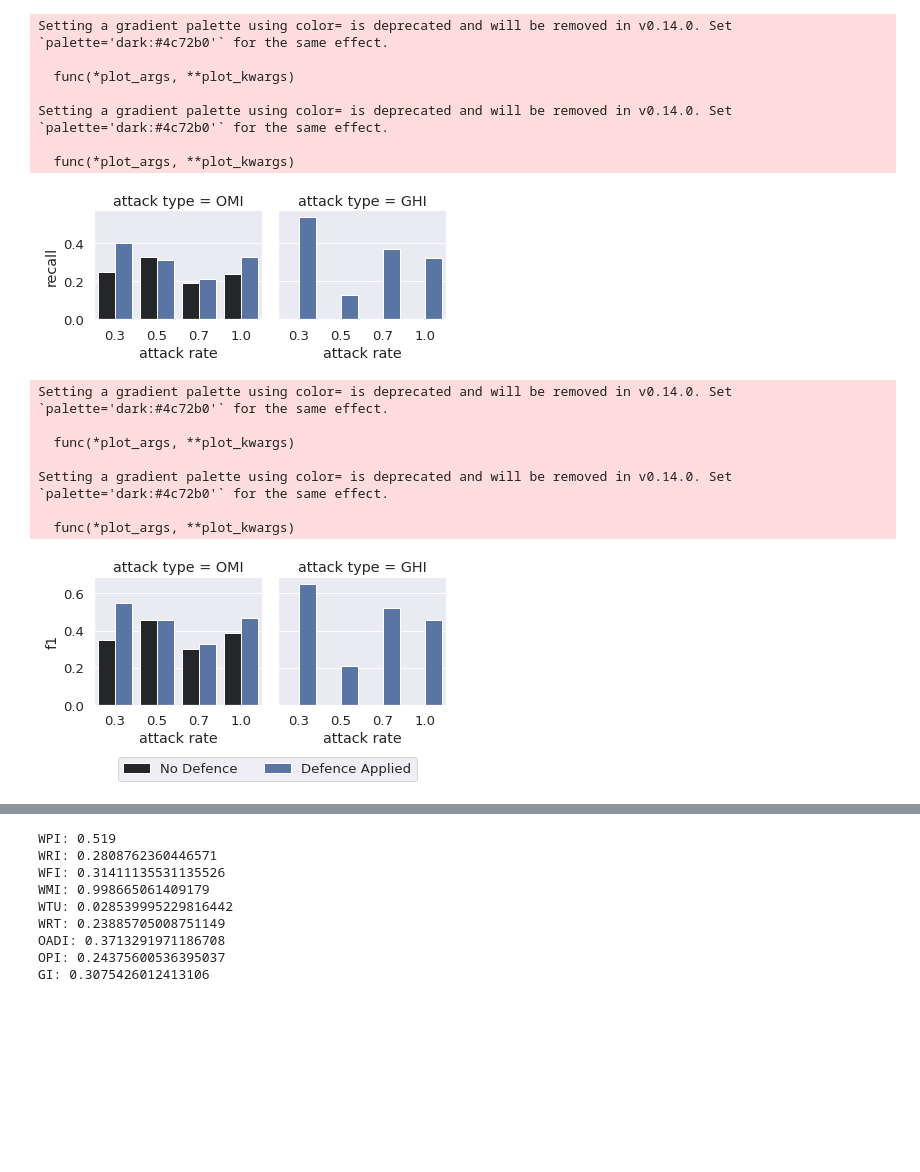
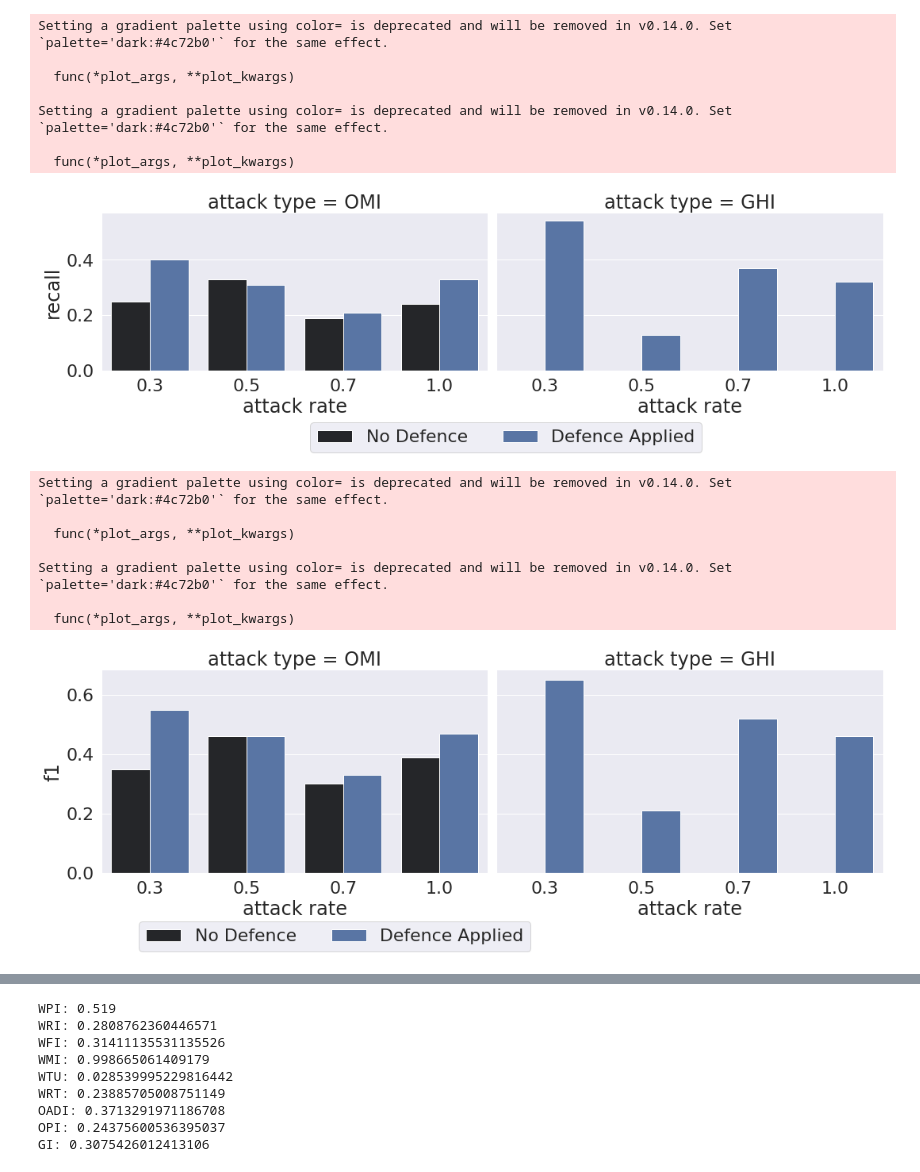
Before and after one commit to xrkong/eyesimLLM, a Jupyter notebook: src/evaluation/data_analysis.ipynb, the cells around one changed output, grey strips where cells are left out. Cells and saved outputs as stored; diff of their text form; code cells hidden in the pictures; blank space fills up the shorter version.

```diff
--- a/src/evaluation/data_analysis.ipynb
+++ b/src/evaluation/data_analysis.ipynb
@@ -39,12 +39,14 @@ gpt_4o_precision = {
 
 }
 # %%
-sns.set(font_scale=1.2)
+sns.set(font_scale=2)
 df = pd.DataFrame(gpt_4o_precision)
-g = sns.FacetGrid(df, col='attack type',  margin_titles=True)
+g = sns.FacetGrid(df, col='attack type',  margin_titles=True, height=5, aspect=1.5)
 g.map(sns.barplot, 'attack rate', 'precision', "defence")
 # g.add_legend()
 plt.subplots_adjust(bottom=0.35)
+handles, labels = g.axes[0, 0].get_legend_handles_labels()
+g.fig.legend(handles=handles, labels=labels, loc='upper center', bbox_to_anchor=(0.55, 0.2), ncol=len(labels))
 plt.savefig(f"{EXP_DIR}/precision.png", bbox_inches='tight')
 plt.show()
 # %% [output]
@@ -88,22 +90,24 @@ gpt_4o_recall = {
 # %%
 df = pd.DataFrame(gpt_4o_recall)
 g = sns.FacetGrid(df, col='attack type',
                   # hue='attack type',
-                  margin_titles=True)
+                  margin_titles=True, height=5, aspect=1.5)
 g.map(sns.barplot, 'attack rate', 'recall', 'defence')
 # g.add_legend()
 plt.subplots_adjust(bottom=0.35)
-plt.savefig(f"{EXP_DIR}/recall.png", bbox_inches='tight')
+handles, labels = g.axes[0, 0].get_legend_handles_labels()
+g.fig.legend(handles=handles, labels=labels, loc='upper center', bbox_to_anchor=(0.55, 0.2), ncol=len(labels))
+plt.savefig(f"{EXP_DIR}/precision.png", bbox_inches='tight')
 plt.show()
 # %% [output]
 Setting a gradient palette using color= is deprecated and will be removed in v0.14.0. Set `palette='dark:#4c72b0'` for the same effect.
 
   func(*plot_args, **plot_kwargs)
 
 Setting a gradient palette using color= is deprecated and will be removed in v0.14.0. Set `palette='dark:#4c72b0'` for the same effect.
 
   func(*plot_args, **plot_kwargs)
-[figure, old version]
+[figure, new version]
 # %%
 f1_gpt_4o_OMI_none = [0.35, 0, 0, 0.41]
 f1_gpt_4o_OMI_defence = [0.55, 0, 0, 0.37]
@@ -139,7 +143,7 @@ df = pd.DataFrame(gpt_4o_f1)
 g.fig.set_size_inches(10, 6)
 g = sns.FacetGrid(df, col='attack type',
                   # hue='attack type',
-                  margin_titles=True)
+                  margin_titles=True, height=5, aspect=1.5)
 g.map(sns.barplot, 'attack rate', 'f1', 'defence')
 # g.add_legend()
 # for ax in g.axes.flat:
@@ -149,7 +153,7 @@ g.map(sns.barplot, 'attack rate', 'f1', 'defence')
 #         break
 # plt.subplots_adjust(bottom=0.35)
 handles, labels = g.axes[0, 0].get_legend_handles_labels()
-g.fig.legend(handles=handles, labels=labels, loc='upper center', bbox_to_anchor=(0.55, 0.05), ncol=len(labels))
+g.fig.legend(handles=handles, labels=labels, loc='upper center', bbox_to_anchor=(0.35, 0.05), ncol=len(labels))
 
 plt.savefig(f"{EXP_DIR}/f1.png", bbox_inches='tight')
 plt.show()
@@ -161,7 +165,7 @@ Setting a gradient palette using color= is deprecated and will be removed in v0.
 Setting a gradient palette using color= is deprecated and will be removed in v0.14.0. Set `palette='dark:#4c72b0'` for the same effect.
 
   func(*plot_args, **plot_kwargs)
-[figure, old version]
+[figure, new version]
 # %%
 MOER = {
     "attack rate": [0, 0.3, 0.5, 0.7, 1,
```
Also changed, not shown: parts of 7 cells of this notebook, 19 other files.
